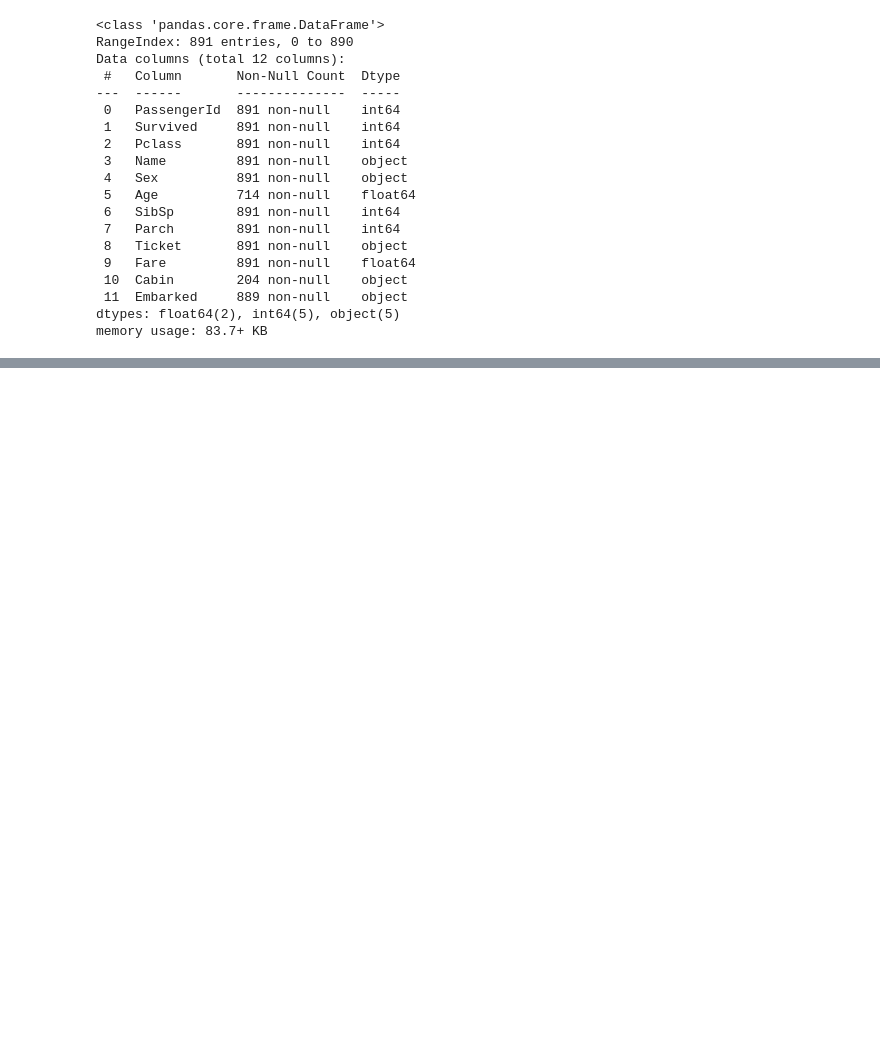
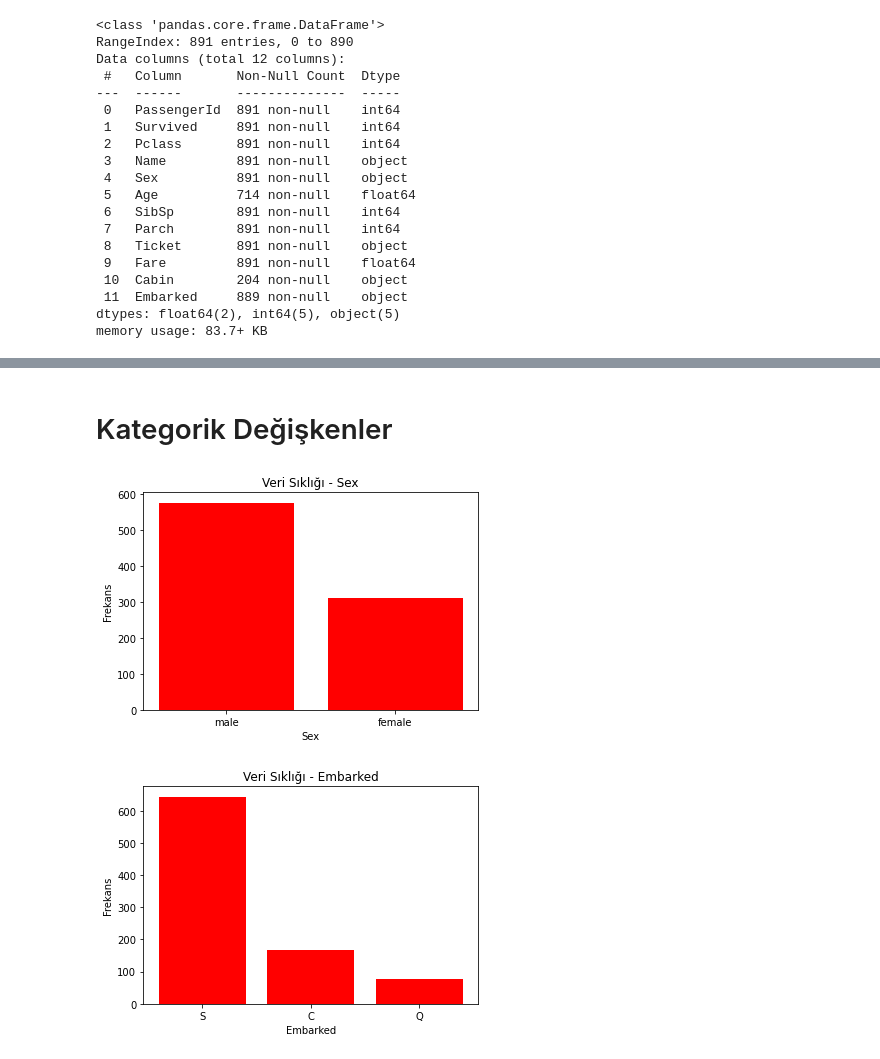
Before and after one commit to BilalAcikgoz/titanic_data_processing_analysis, a Jupyter notebook: titanic_data_processing_analysis/titanic_data_processing_analysis.ipynb, the cells around one changed output, grey strips where cells are left out. Drawn from its saved outputs; the diff is of its cells as text; code cells hidden in the pictures; blank space fills up the shorter version.

```diff
--- a/titanic_data_processing_analysis/titanic_data_processing_analysis.ipynb
+++ b/titanic_data_processing_analysis/titanic_data_processing_analysis.ipynb
@@ -60,0 +144,23 @@ data.head()
+# %% [markdown]
+# Kategorik Değişkenler
+# %%
+def PlotBar(variable, n=5):
+
+    data_ = data[variable]
+    data_counts = data_.value_counts()
+    data_counts = data_counts[:n]
+
+    plt.figure()
+    plt.bar(data_counts.index, data_counts, color="red")
+    plt.xlabel(variable)
+    plt.ylabel("Frekans")
+    plt.title("Veri Sıklığı - {}" .format(variable))
+    plt.show()
+
+categorical_variables = ["Sex", "Embarked"]
+
+for i in categorical_variables:
+    PlotBar(i)
+# %% [output]
+[figure, added]
+[figure, added]
```
Also changed, not shown: parts of 7 cells of this notebook.
